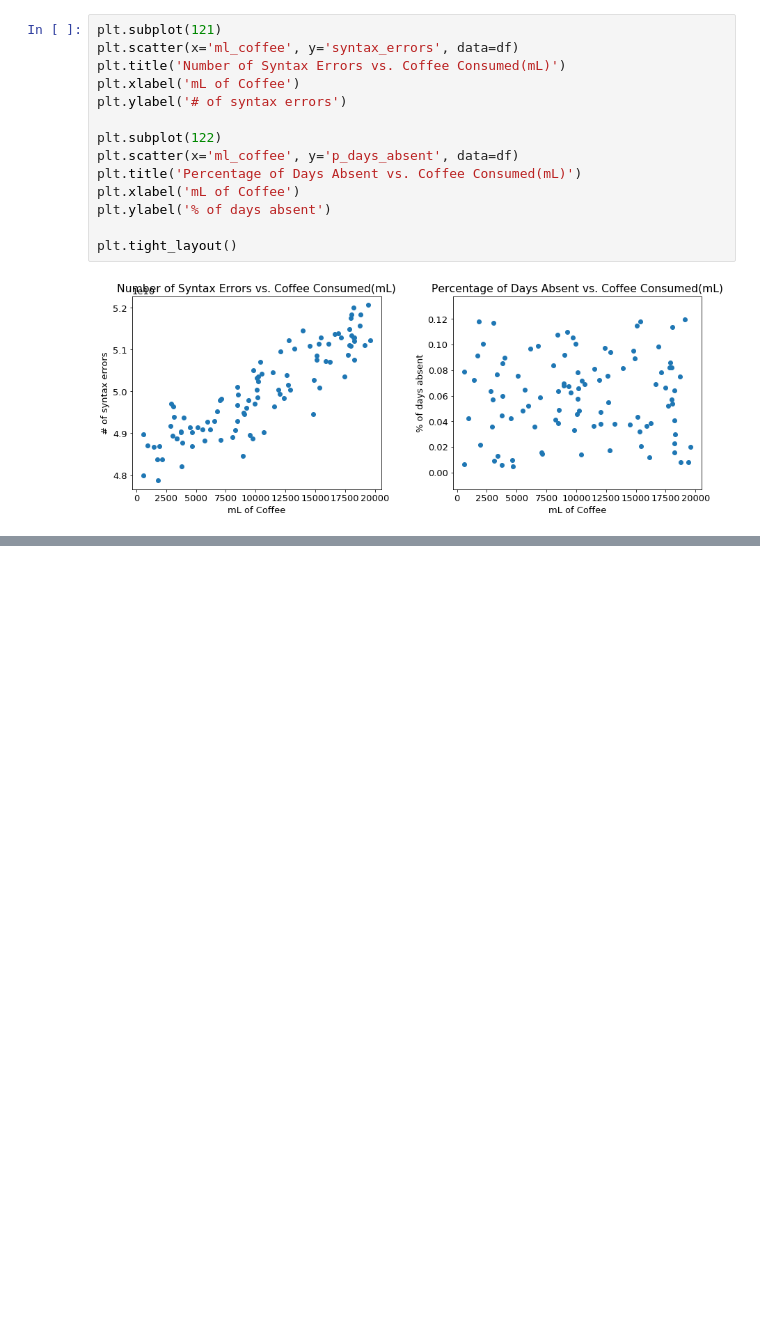
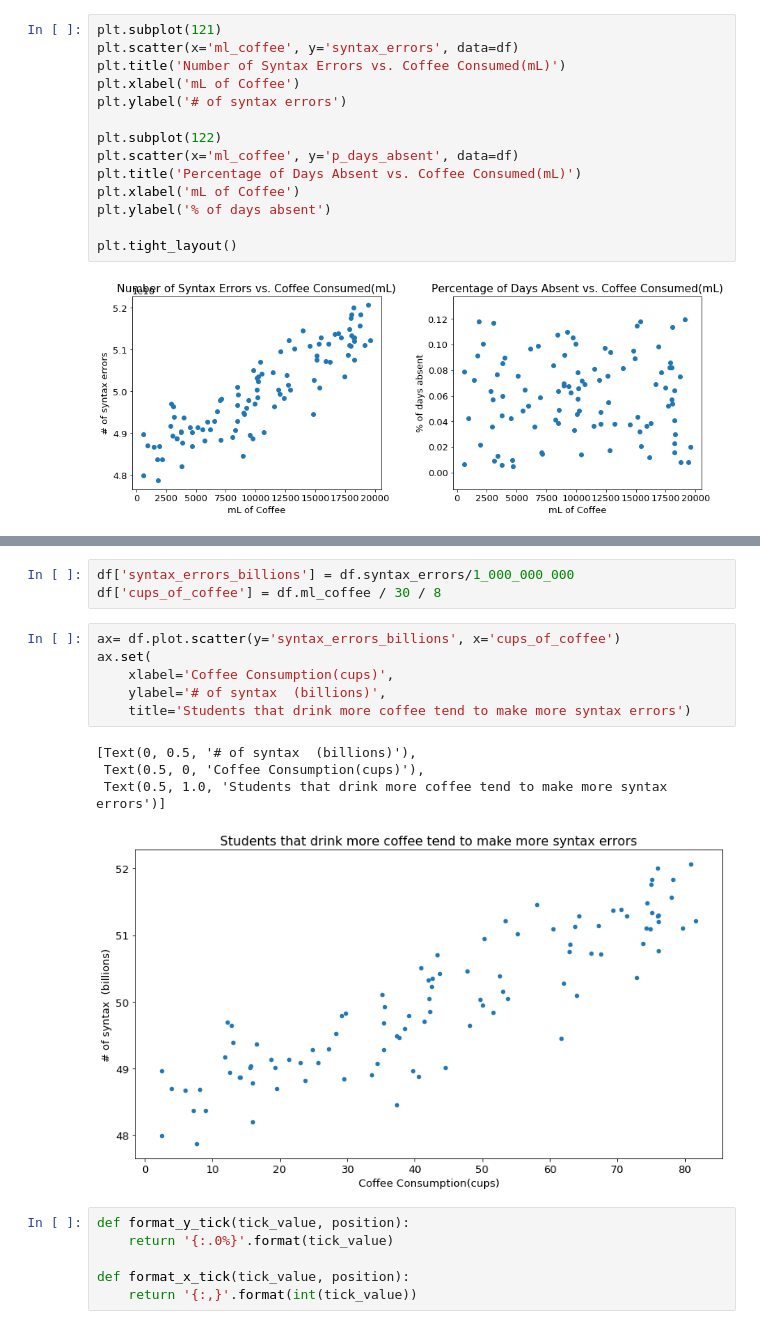
Before and after one commit to Brandon-Martinez27/regression-exercises, a Jupyter notebook: visualizations_warmup.ipynb, the cells around one changed output, grey strips where cells are left out. Cells and saved outputs as stored; diff of their text form; blank space fills up the shorter version.

```diff
--- a/visualizations_warmup.ipynb
+++ b/visualizations_warmup.ipynb
@@ -63,0 +88,20 @@ plt.tight_layout()
+# %%
+df['syntax_errors_billions'] = df.syntax_errors/1_000_000_000
+df['cups_of_coffee'] = df.ml_coffee / 30 / 8
+# %%
+ax= df.plot.scatter(y='syntax_errors_billions', x='cups_of_coffee')
+ax.set(
+    xlabel='Coffee Consumption(cups)',
+    ylabel='# of syntax  (billions)',
+    title='Students that drink more coffee tend to make more syntax errors')
+# %% [output]
+[Text(0, 0.5, '# of syntax  (billions)'),
+ Text(0.5, 0, 'Coffee Consumption(cups)'),
+ Text(0.5, 1.0, 'Students that drink more coffee tend to make more syntax errors')]
+[figure, added]
+# %%
+def format_y_tick(tick_value, position):
+    return '{:.0%}'.format(tick_value)
+
+def format_x_tick(tick_value, position):
+    return '{:,}'.format(int(tick_value))
```
Also changed, not shown: parts of 6 cells of this notebook.
